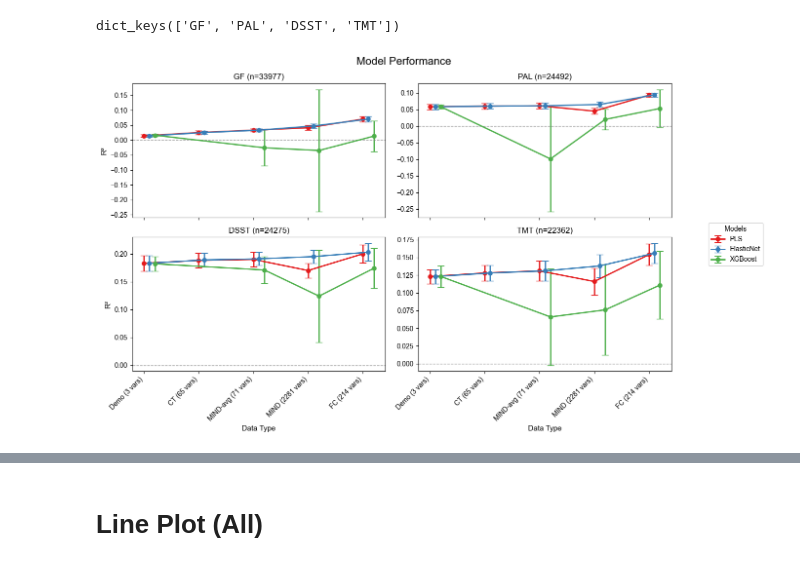
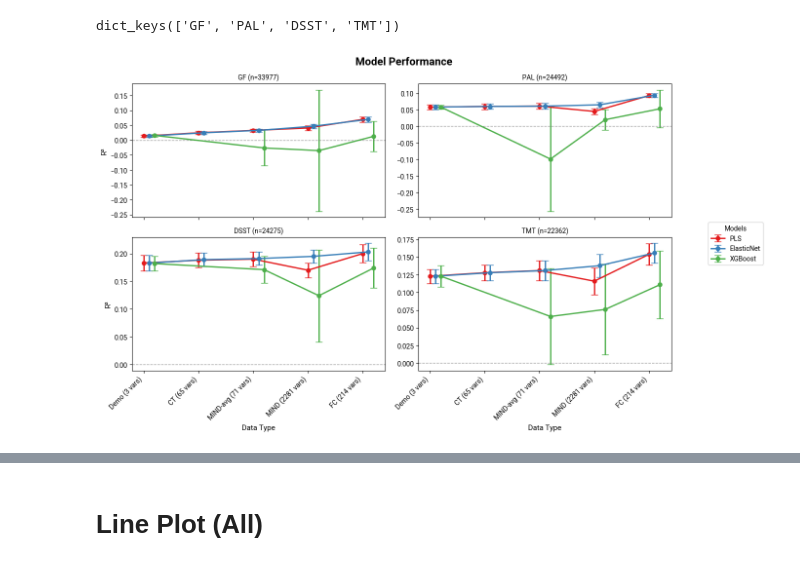
Before and after one commit to bailey168/MIND_models, a Jupyter notebook: visualization/plot_models.ipynb, the cells around one changed output, grey strips where cells are left out. Drawn from its saved outputs; the diff is of its cells as text; code cells hidden in the pictures.

```diff
--- a/visualization/plot_models.ipynb
+++ b/visualization/plot_models.ipynb
@@ -1,10 +1,32 @@
 # %%
 import pandas as pd
 import matplotlib.pyplot as plt
+import matplotlib.font_manager as fm
 import re
+from pyfonts import load_google_font
+from matplotlib.lines import Line2D
 
-# Set Arial as the default font
-plt.rcParams['font.family'] = 'Arial'
+
+# Load Roboto font
+roboto_font = load_google_font("Roboto")
+roboto_bold = load_google_font("Roboto", weight="bold")
+
+# The loaded fonts are already FontProperties objects, so use them directly
+roboto_prop = roboto_font
+roboto_bold_prop = roboto_bold
+
+# Register the fonts with matplotlib (optional but recommended)
+# Get the font file paths from the FontProperties objects
+roboto_path = roboto_font.get_file()
+roboto_bold_path = roboto_bold.get_file()
+
+# Add fonts to matplotlib's font manager
+fm.fontManager.addfont(roboto_path)
+fm.fontManager.addfont(roboto_bold_path)
+
+# Set Roboto as the default font
+plt.rcParams['font.family'] = 'sans-serif'
+plt.rcParams['font.sans-serif'] = ['Roboto'] + plt.rcParams['font.sans-serif']
 # %% [markdown]
 # Line Plot
 # %%
@@ -67,37 +89,41 @@ for idx, (sheet_name, df) in enumerate(sheets.items()):
                    capsize=5, linewidth=2, markersize=6)
 
     # Store handles and labels from the first subplot
     if idx == 0:
         handles, labels = ax.get_legend_handles_labels()
 
     # ax.set_ylim(0, 0.25)
     if idx >= 2:  # Only add x-axis labels for bottom plots (indices 2 and 3)
-        ax.set_xlabel('Data Type', fontsize=11)
+        ax.set_xlabel('Data Type', fontsize=11, fontproperties=roboto_prop)
         ax.set_xticks(base_positions)
-        ax.set_xticklabels(data_labels, rotation=45, ha='right', fontsize=10)
+        ax.set_xticklabels(data_labels, rotation=45, ha='right', fontsize=10, fontproperties=roboto_prop)
     else:  # Remove x-axis labels for top plots (indices 0 and 1)
         ax.set_xticks(base_positions)
         ax.set_xticklabels([])
 
     # Only add y-axis labels for left plots (indices 0 and 2)
     if idx % 2 == 0:
-        ax.set_ylabel('R²', fontsize=11)
+        ax.set_ylabel('R²', fontsize=11, fontproperties=roboto_prop)
 
-    ax.set_title(f'{sheet_name} (n={sample_sizes[idx]})', fontsize=12)
+    ax.set_title(f'{sheet_name} (n={sample_sizes[idx]})', fontsize=12, fontproperties=roboto_prop)
 
     # Add dotted horizontal line at y=0
     ax.axhline(y=0, color='gray', linestyle='--', alpha=0.7, linewidth=1)
 
     # Remove individual legends
     # ax.legend(title='Models', fontsize=8)
 
 # Add overall title to the figure
-fig.suptitle('Model Performance', fontsize=16, x=0.53, y=0.98)
+fig.suptitle('Model Performance', fontsize=16, x=0.53, y=0.98, fontproperties=roboto_bold_prop)
 
 # Add a single legend for the entire figure
-fig.legend(handles, labels, title='Models', loc='center right', bbox_to_anchor=(1.15, 0.5), fontsize=10, title_fontsize=10)
+fig.legend(handles, labels, title='Models', loc='center right', bbox_to_anchor=(1.15, 0.5),
+          fontsize=10, title_fontsize=10, prop=roboto_prop)
+
+plt.savefig('/Users/baileyng/MIND_data/Aria Poster Figure/model_performance.png',
+            dpi=600, bbox_inches='tight', transparent=True, facecolor='none')
 
 plt.tight_layout()
 plt.show()
 # %% [output]
-[figure, old version]
+[figure, new version]
```
Also changed, not shown: parts of 3 cells of this notebook.
